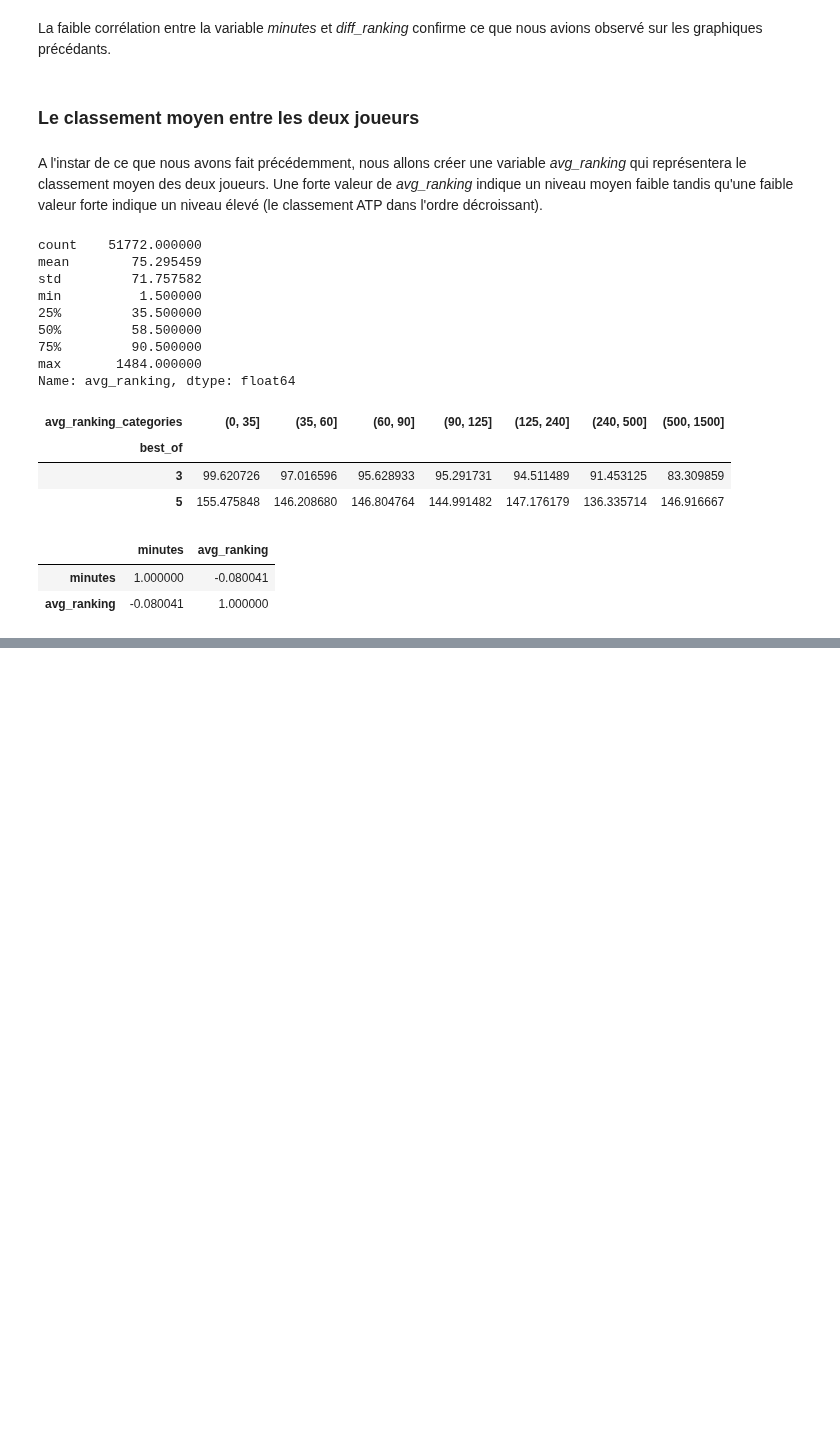
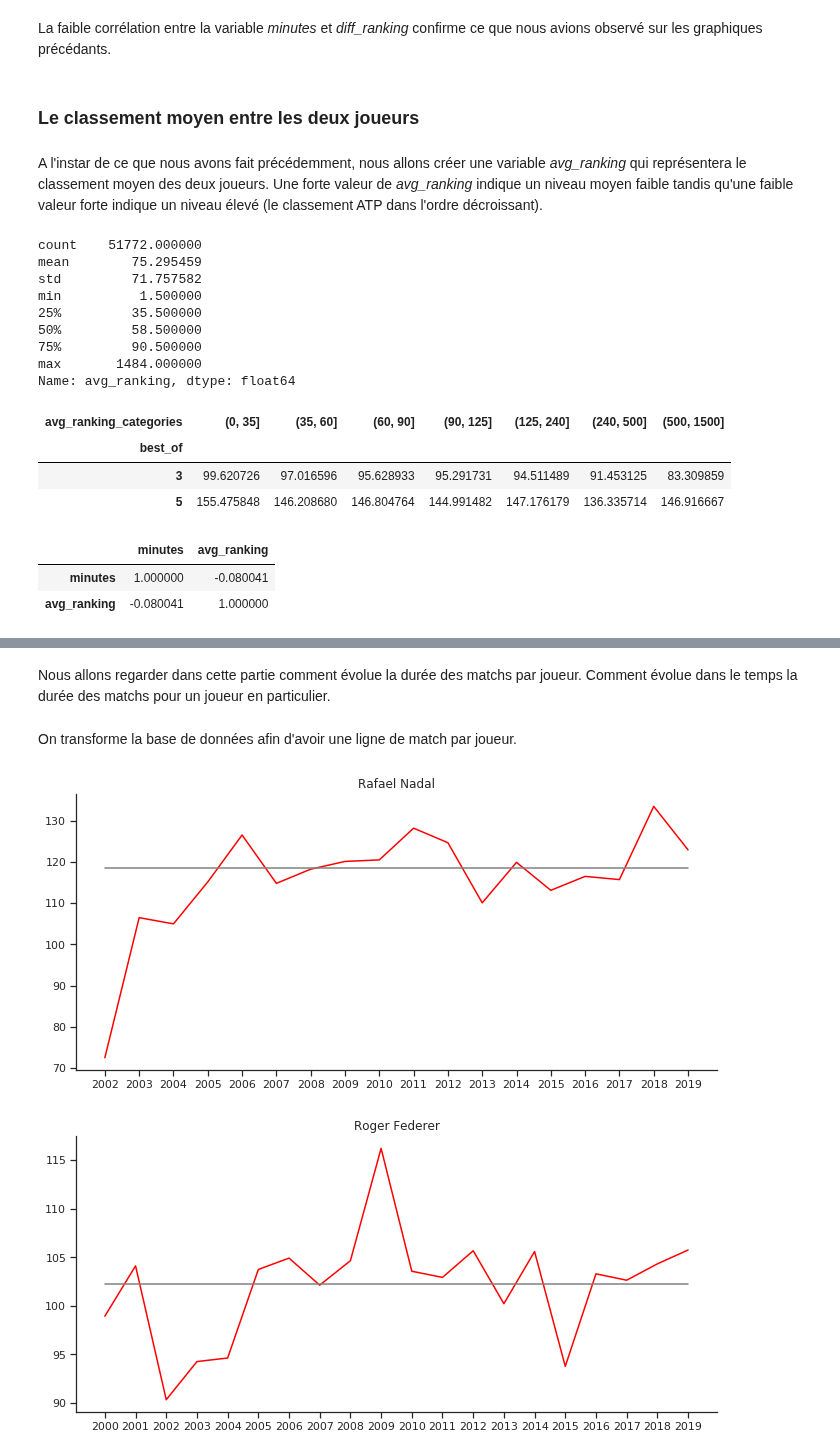
Before and after one commit to CesarRoaldes/tennis_match_time, a Jupyter notebook: EDA.ipynb, the cells around one changed output, grey strips where cells are left out. Cells and saved outputs as stored; diff of their text form; code cells hidden in the pictures; blank space fills up the shorter version.

```diff
--- a/EDA.ipynb
+++ b/EDA.ipynb
@@ -546,0 +543,30 @@ def rolling_avg(seq, period):
+# %% [markdown]
+Nous allons regarder dans cette partie comment évolue la durée des matchs par joueur. Comment évolue dans le temps la durée des matchs pour un joueur en particulier.
+# %% [markdown]
+On transforme la base de données afin d'avoir une ligne de match par joueur.
+# %%
+data_winner = data[data.columns]
+data_loser = data[data.columns]
+
+data_winner.rename({'winner_name':'player_name'}, inplace=True)
+data_loser.rename({'loser_name':'player_name'}, inplace=True)
+
+data_winner['win_lose'] = ['w' for i in range(len(data_winner))]
+data_loser['win_lose'] = ['l' for i in range(len(data_loser))]
+
+data_winner = data_winner.rename(columns=lambda x: re.sub('winner','player',x))
+data_winner = data_winner.rename(columns=lambda x: re.sub('^w_','player_',x))
+data_winner = data_winner.rename(columns=lambda x: re.sub('loser','opponent',x))
+data_winner = data_winner.rename(columns=lambda x: re.sub('^l_','opponent_',x))
+
+data_loser = data_loser.rename(columns=lambda x: re.sub('loser','player',x))
+data_loser = data_loser.rename(columns=lambda x: re.sub('^l_','player_',x))
+data_loser = data_loser.rename(columns=lambda x: re.sub('winner','opponent',x))
+data_loser = data_loser.rename(columns=lambda x: re.sub('^w_','opponent_',x))
+
+data = pd.concat([data_winner, data_loser], axis=0)
+data.reset_index(inplace=True, drop=True)
+
+#On enlève les doublons qui ont pu se créer
+
+data.drop_duplicates(inplace=True)
@@ -546,0 +575,22 @@ def rolling_avg(seq, period):
+# %%
+def plot_time_per_player(name):
+    joueur = data[data['player_name']==name]
+    moyenne_joueur = joueur['minutes'].mean()
+    annees = joueur['year'].sort_values().unique()
+    moyennes_annuelles = np.zeros(annees.shape[0])
+    for i, annee in enumerate(annees):
+        moyennes_annuelles[i] = joueur[joueur['year']==annee]['minutes'].mean()
+    plt.figure(figsize=(10,5))
+    plt.plot(annees, moyennes_annuelles, color="red")
+    plt.plot(annees, [moyenne_joueur for i in range(len(annees))], color='grey')
+    plt.title(name)
+    plt.xticks(annees.astype('int'))
+    plt.tight_layout(pad=2)
+    sns.despine()
+    plt.show()
+# %%
+for i in ['Rafael Nadal', 'Roger Federer']:
+    plot_time_per_player(i)
+# %% [output]
+[figure, added]
+[figure, added]
```
Also changed, not shown: parts of 48 cells of this notebook.
